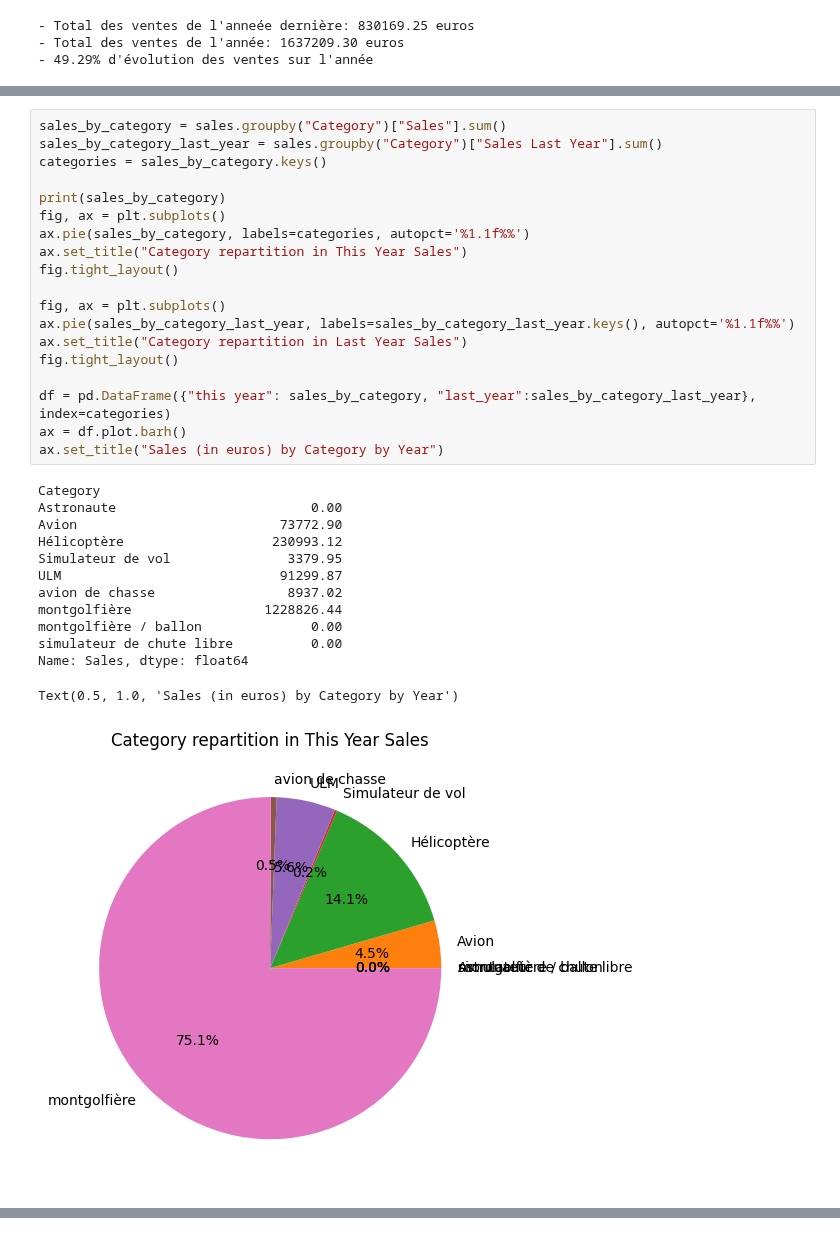
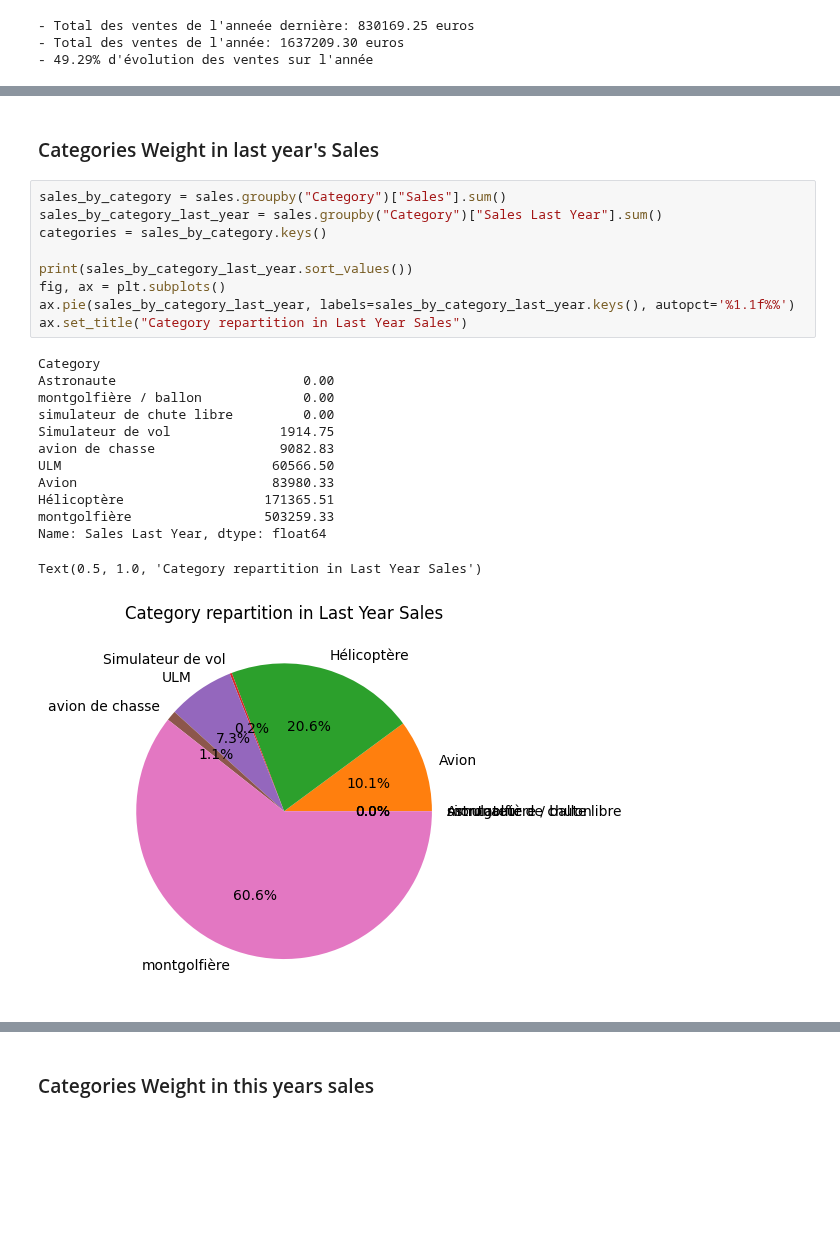
Before and after one commit to Alhuin/SmartBoxAnalysis, a Jupyter notebook: SmartBoxAnalysis.ipynb, the cells around one changed output, grey strips where cells are left out. Cells and saved outputs as stored; diff of their text form; blank space fills up the shorter version.

```diff
--- a/SmartBoxAnalysis.ipynb
+++ b/SmartBoxAnalysis.ipynb
@@ -139,33 +124,25 @@ print(f'- {format(100 - last_year_views * 100 / year_views, ".2f")}% d\'évoluti
+# %% [markdown]
+### Categories Weight in last year's Sales
 # %%
 sales_by_category = sales.groupby("Category")["Sales"].sum()
 sales_by_category_last_year = sales.groupby("Category")["Sales Last Year"].sum()
 categories = sales_by_category.keys()
 
-print(sales_by_category)
-fig, ax = plt.subplots()
-ax.pie(sales_by_category, labels=categories, autopct='%1.1f%%')
-ax.set_title("Category repartition in This Year Sales")
-fig.tight_layout()
-
+print(sales_by_category_last_year.sort_values())
 fig, ax = plt.subplots()
 ax.pie(sales_by_category_last_year, labels=sales_by_category_last_year.keys(), autopct='%1.1f%%')
 ax.set_title("Category repartition in Last Year Sales")
-fig.tight_layout()
-
-df = pd.DataFrame({"this year": sales_by_category, "last_year":sales_by_category_last_year}, index=categories)
-ax = df.plot.barh()
-ax.set_title("Sales (in euros) by Category by Year")
 # %% [output]
 Category
-Astronaute                         0.00
-Avion                          73772.90
-Hélicoptère                   230993.12
-Simulateur de vol               3379.95
-ULM                            91299.87
-avion de chasse                 8937.02
-montgolfière                 1228826.44
-montgolfière / ballon              0.00
-simulateur de chute libre          0.00
-Name: Sales, dtype: float64
+Astronaute                        0.00
+montgolfière / ballon             0.00
+simulateur de chute libre         0.00
+Simulateur de vol              1914.75
+avion de chasse                9082.83
+ULM                           60566.50
+Avion                         83980.33
+Hélicoptère                  171365.51
+montgolfière                 503259.33
+Name: Sales Last Year, dtype: float64
-Text(0.5, 1.0, 'Sales (in euros) by Category by Year')
+Text(0.5, 1.0, 'Category repartition in Last Year Sales')
-[figure, old version]
+[figure, new version]
@@ -173,0 +149,3 @@ Text(0.5, 1.0, 'Sales (in euros) by Category by Year')
+# %% [markdown]
+
+### Categories Weight in this years sales
```
Also changed, not shown: parts of 18 cells of this notebook.
